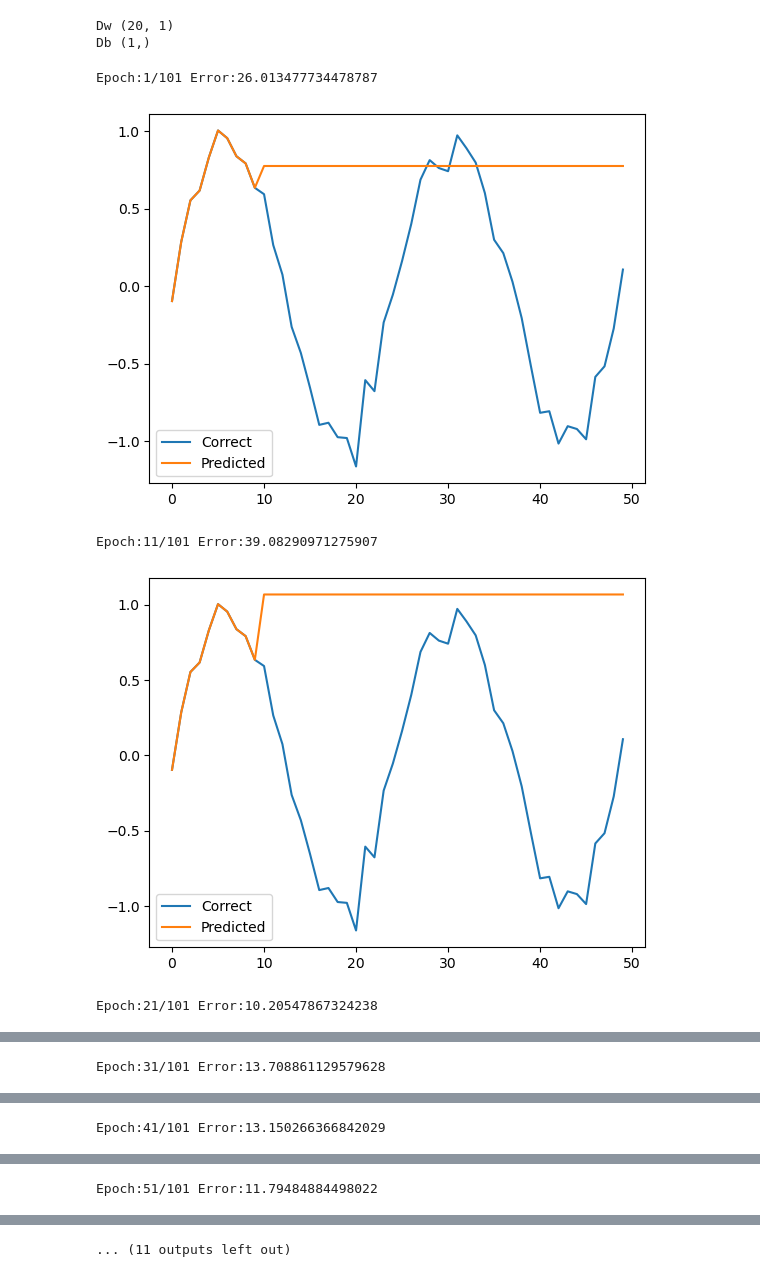
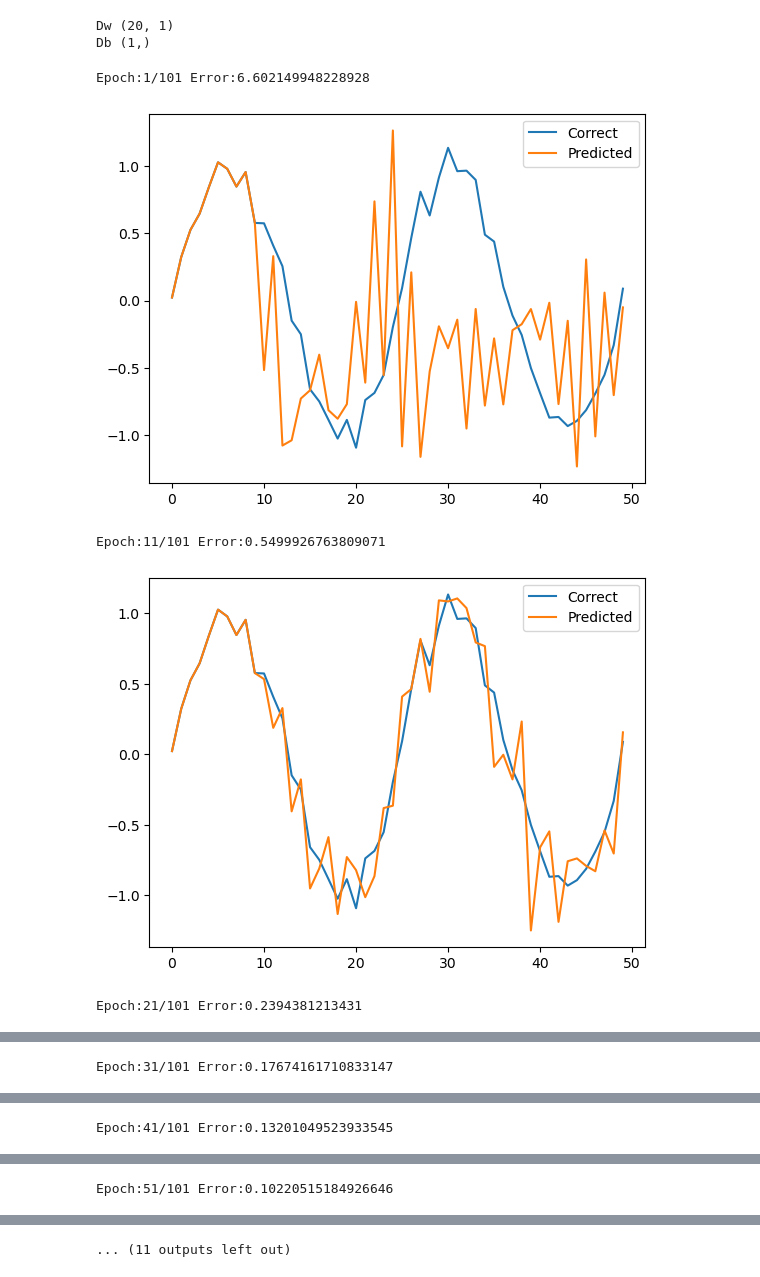
Before and after one commit to yilee10/MyLSTM_git, a Jupyter notebook: MyLSTM_calss.ipynb, the cells around one changed output, grey strips where cells are left out. Cells and saved outputs as stored; diff of their text form; code cells hidden in the pictures.

```diff
--- a/MyLSTM_calss.ipynb
+++ b/MyLSTM_calss.ipynb
@@ -582,42 +586,46 @@ for i in range(epochs):
         print("x_mb",np.array(x_mb).shape)
         print(x_mb)
         print("t_mb",np.array(t_mb).shape)
         print(t_mb)
         """
         train(x_mb, t_mb)
         #break
     #break
     error = get_error(input_data, correct_data)
     error_record.append(error)
 
      # -- 경과 표시 --
     if i%interval == 0:
         print("Epoch:"+str(i+1)+"/"+str(epochs), "Error:"+str(error))
         predicted = []
-        for i in input_data[0]:#reshape(-1) 수행
-            predicted.append(i[0])
+        for j in input_data[0]:#reshape(-1) 수행
+            predicted.append(j[0])
         #print(predicted)
+
+        pre_start_index = 0
         for i in range(n_sample):
             x = [] #np.array(predicted[-n_time:]).reshape(1, n_time, 1)
-            for i in range(n_time):
-                #print([predicted[i]])
-                x.append([predicted[i]])
+            for j in range(n_time):
+                x.append([predicted[pre_start_index+j]])
+            #print("x\n-----------\n",np.array(x))
             x = [x]
             y = predict(x)
+            #print("Y",np.array(y))
             predicted.append(float(y[0][0]))  # # 출력을 predicted에 추가
-
+            pre_start_index += 1
+        #print("p",np.array(predicted))
         plt.plot(range(len(sin_y)), sin_y, label="Correct")
         plt.plot(range(len(predicted)), predicted, label="Predicted")
         plt.legend()
         plt.show()
-
+    #break
 plt.plot(range(1, len(error_record)+1), error_record)
 plt.xlabel("Epochs")
 plt.ylabel("Error")
 plt.show()
 # %% [output]
-Epoch:1/101 Error:26.013477734478787
+Epoch:1/101 Error:6.602149948228928
-[figure, old version]
+[figure, new version]
-Epoch:11/101 Error:39.08290971275907
+Epoch:11/101 Error:0.5499926763809071
-[figure, old version]
+[figure, new version]
-Epoch:21/101 Error:10.20547867324238
+Epoch:21/101 Error:0.2394381213431
@@ -625 +633 @@ Epoch:21/101 Error:10.20547867324238
-Epoch:31/101 Error:13.708861129579628
+Epoch:31/101 Error:0.17674161710833147
@@ -627 +635 @@ Epoch:31/101 Error:13.708861129579628
-Epoch:41/101 Error:13.150266366842029
+Epoch:41/101 Error:0.13201049523933545
@@ -629 +637 @@ Epoch:41/101 Error:13.150266366842029
-Epoch:51/101 Error:11.79484884498022
+Epoch:51/101 Error:0.10220515184926646
```
Also changed, not shown: parts of 5 cells of this notebook.
